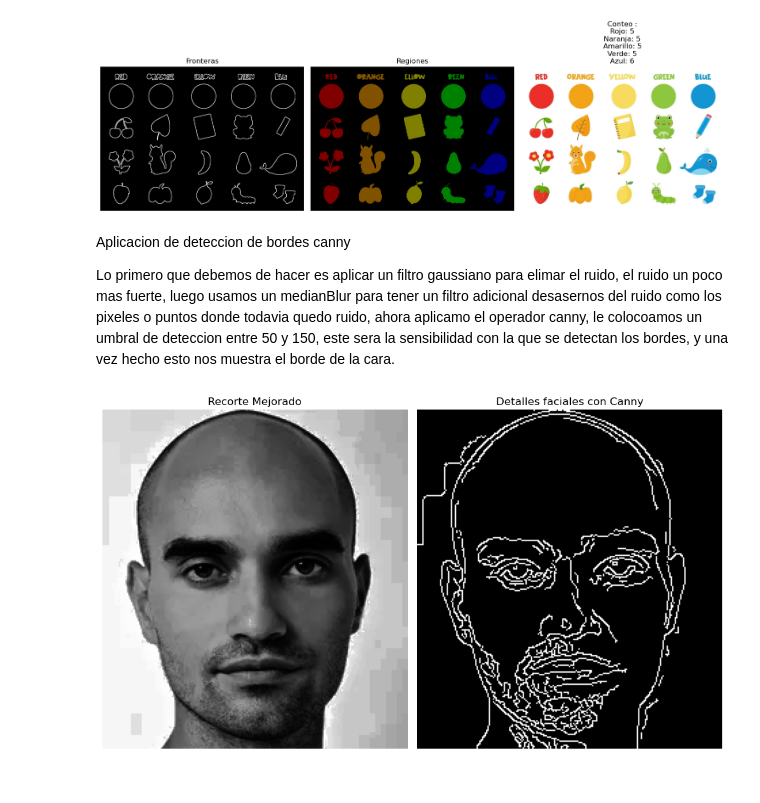
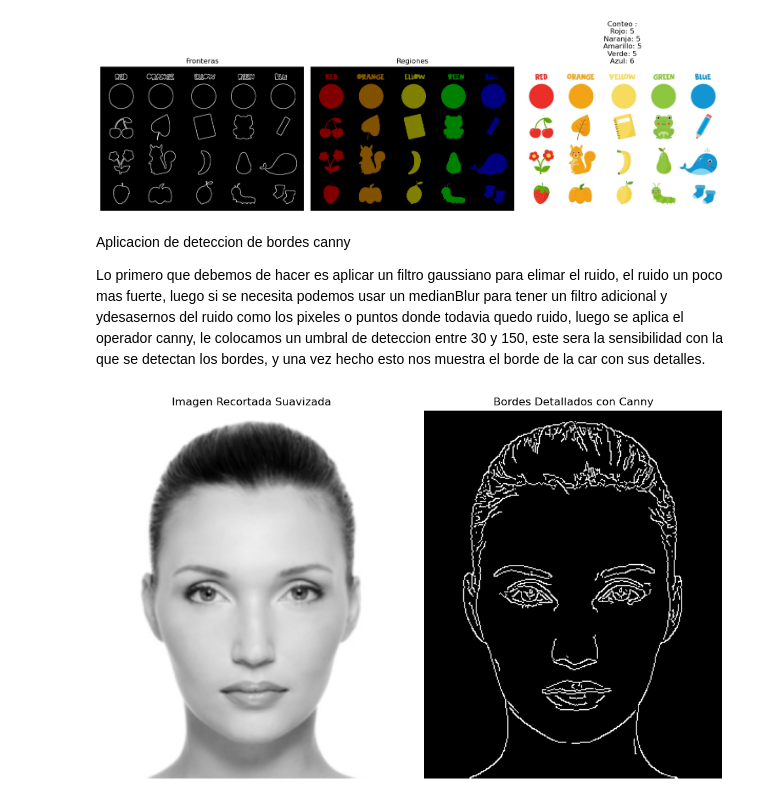
Before and after one commit to pancho040/PDI, a Jupyter notebook: laboratorio2304.ipynb, the cells around one changed output. Saved outputs shown, nothing was run; the diff lists cells and outputs as text; code cells hidden in the pictures.

```diff
--- a/laboratorio2304.ipynb
+++ b/laboratorio2304.ipynb
@@ -164,45 +164,40 @@ plt.show()
 # %% [markdown]
 Aplicacion de deteccion de bordes canny
 
-Lo primero que debemos de hacer es aplicar un filtro gaussiano para elimar el ruido, el ruido un poco mas fuerte, luego
-usamos un medianBlur para tener un filtro adicional desasernos del ruido como los pixeles o puntos donde todavia quedo ruido,
-ahora aplicamo el operador canny, le colocoamos un umbral de deteccion entre 50 y 150, este sera la sensibilidad con la que se detectan
-los bordes, y una vez hecho esto nos muestra el borde de la cara.
+Lo primero que debemos de hacer es aplicar un filtro gaussiano para elimar el ruido, el ruido un poco mas fuerte, luego si se necesita podemos
+usar un medianBlur para tener un filtro adicional y ydesasernos del ruido como los pixeles o puntos donde todavia quedo ruido,
+luego se aplica el operador canny, le colocamos un umbral de deteccion entre 30 y 150, este sera la sensibilidad con la que se detectan
+los bordes, y una vez hecho esto nos muestra el borde de la car con sus detalles.
 # %%
 import cv2
 import numpy as np
 import matplotlib.pyplot as plt
 
-imagen = cv2.imread('hombre.jpg', cv2.IMREAD_GRAYSCALE)
+imagen = cv2.imread('mujer.jpg', cv2.IMREAD_GRAYSCALE)
 
-x_inicio, x_fin = 275, 500
-y_inicio, y_fin = 0, 250
+x_inicio, x_fin = 0, 450
+y_inicio, y_fin = 0, 350
 imagen_recortada = imagen[y_inicio:y_fin, x_inicio:x_fin]
 
-# Mejorar contraste para resaltar detalles faciales
-imagen_ecualizada = cv2.equalizeHist(imagen_recortada)
+imagen_suavizada = cv2.GaussianBlur(imagen_recortada, (3, 3), 0)
 
-# Menor suavizado para conservar detalles
-imagen_suavizada = cv2.GaussianBlur(imagen_ecualizada, (3, 3), 0)
-
-# Umbrales más sensibles para detectar más bordes
 umbral_bajo = 30
 umbral_alto = 100
 bordes = cv2.Canny(imagen_suavizada, umbral_bajo, umbral_alto)
 
 plt.figure(figsize=(10, 6))
 
 plt.subplot(1, 2, 1)
-plt.title("Recorte Mejorado")
-plt.imshow(imagen_ecualizada, cmap='gray')
+plt.title("Imagen Recortada Suavizada")
+plt.imshow(imagen_suavizada, cmap='gray')
 plt.axis('off')
 
 plt.subplot(1, 2, 2)
-plt.title("Detalles faciales con Canny")
+plt.title("Bordes Detallados con Canny")
 plt.imshow(bordes, cmap='gray')
 plt.axis('off')
 
 plt.tight_layout()
 plt.show()
 # %% [output]
-[figure, old version]
+[figure, new version]
```
Also changed, not shown: 1 other file.
